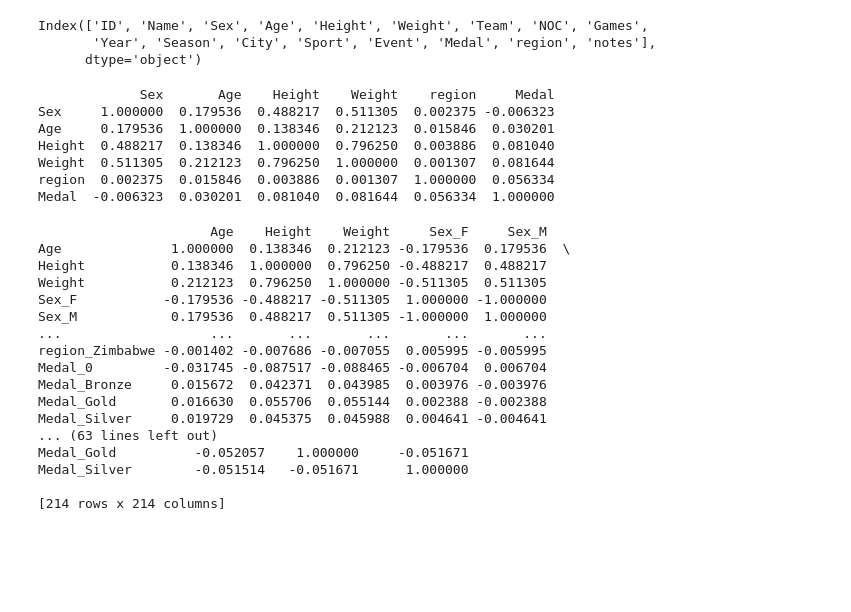
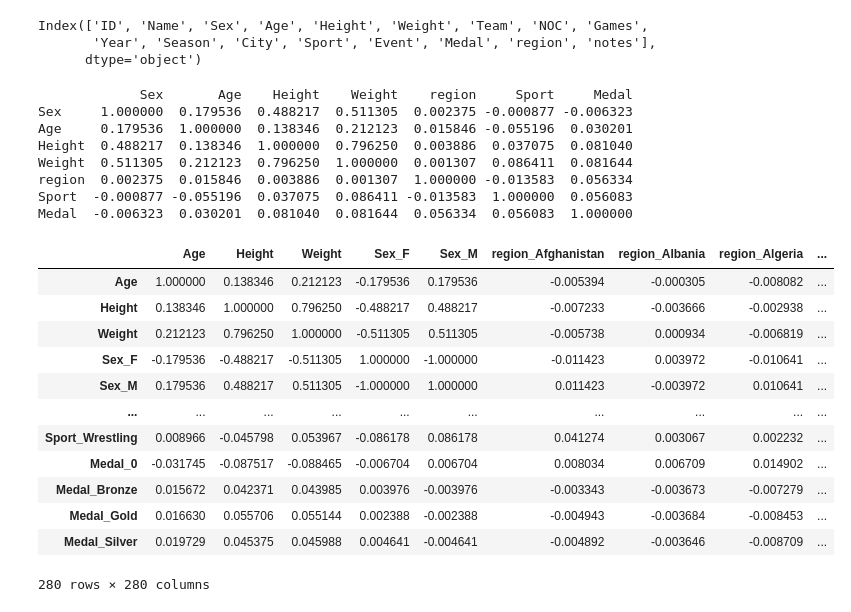
Before and after one commit to Sahil-987/Olympic-Dataset-Analysis, a Jupyter notebook: main.ipynb, the cells around one changed output. Saved outputs shown, nothing was run; the diff lists cells and outputs as text; code cells hidden in the pictures; blank space fills up the shorter version.

Commit message:
add sports in correlation matrix

```diff
--- a/main.ipynb
+++ b/main.ipynb
@@ -768,13 +742,13 @@ Index(['ID', 'Name', 'Sex', 'Age', 'Height', 'Weight', 'Team', 'NOC', 'Games',
 from sklearn.preprocessing import LabelEncoder
 
 # Create a copy of the DataFrame
-df_encoded = df_final[["Sex", "Age", "Height", "Weight", "region", "Medal"]].copy()
+df_encoded = df_final[["Sex", "Age", "Height", "Weight", "region", "Sport","Medal"]].copy()
 
 # Initialize the LabelEncoder
 label_encoder = LabelEncoder()
 
 # Encode non-numerical columns
-non_numerical_columns = ['Sex','region', 'Medal']
+non_numerical_columns = ['Sex','region', 'Sport','Medal']
 for column in non_numerical_columns:
     df_encoded[column] = label_encoder.fit_transform(df_final[column].astype(str))
 
@@ -784,38 +758,35 @@ for column in non_numerical_columns:
 correlation_matrix = df_encoded.corr()
 print(correlation_matrix)
 # %% [output]
-             Sex       Age    Height    Weight    region     Medal
-Sex     1.000000  0.179536  0.488217  0.511305  0.002375 -0.006323
-Age     0.179536  1.000000  0.138346  0.212123  0.015846  0.030201
-Height  0.488217  0.138346  1.000000  0.796250  0.003886  0.081040
-Weight  0.511305  0.212123  0.796250  1.000000  0.001307  0.081644
-region  0.002375  0.015846  0.003886  0.001307  1.000000  0.056334
-Medal  -0.006323  0.030201  0.081040  0.081644  0.056334  1.000000
+             Sex       Age    Height    Weight    region     Sport     Medal
+Sex     1.000000  0.179536  0.488217  0.511305  0.002375 -0.000877 -0.006323
+Age     0.179536  1.000000  0.138346  0.212123  0.015846 -0.055196  0.030201
+Height  0.488217  0.138346  1.000000  0.796250  0.003886  0.037075  0.081040
+Weight  0.511305  0.212123  0.796250  1.000000  0.001307  0.086411  0.081644
+region  0.002375  0.015846  0.003886  0.001307  1.000000 -0.013583  0.056334
+Sport  -0.000877 -0.055196  0.037075  0.086411 -0.013583  1.000000  0.056083
+Medal  -0.006323  0.030201  0.081040  0.081644  0.056334  0.056083  1.000000
 # %%
 ## one-hot encoding (order not matters)
 
 
 # Perform one-hot encoding
-df_encoded = pd.get_dummies(df_final[["Sex", "Age", "Height", "Weight", "region", "Medal"]], columns=['Sex','region', 'Medal'])
+df_encoded = pd.get_dummies(df_final[["Sex", "Age", "Height", "Weight", "region", "Sport","Medal"]], columns=['Sex','region', 'Sport','Medal'])
 
 # Compute the correlation matrix
 correlation_matrix = df_encoded.corr()
-print(correlation_matrix)
+correlation_matrix
 # %% [output]
+|  | Age | Height | Weight | Sex_F | Sex_M | region_Afghanistan | region_Albania | region_Algeria | ... |
+| Age | 1.000000 | 0.138346 | 0.212123 | -0.179536 | 0.179536 | -0.005394 | -0.000305 | -0.008082 | ... |
+| Height | 0.138346 | 1.000000 | 0.796250 | -0.488217 | 0.488217 | -0.007233 | -0.003666 | -0.002938 | ... |
+| Weight | 0.212123 | 0.796250 | 1.000000 | -0.511305 | 0.511305 | -0.005738 | 0.000934 | -0.006819 | ... |
+| Sex_F | -0.179536 | -0.488217 | -0.511305 | 1.000000 | -1.000000 | -0.011423 | 0.003972 | -0.010641 | ... |
+| Sex_M | 0.179536 | 0.488217 | 0.511305 | -1.000000 | 1.000000 | 0.011423 | -0.003972 | 0.010641 | ... |
+| ... | ... | ... | ... | ... | ... | ... | ... | ... | ... |
+| Sport_Wrestling | 0.008966 | -0.045798 | 0.053967 | -0.086178 | 0.086178 | 0.041274 | 0.003067 | 0.002232 | ... |
+| Medal_0 | -0.031745 | -0.087517 | -0.088465 | -0.006704 | 0.006704 | 0.008034 | 0.006709 | 0.014902 | ... |
+| Medal_Bronze | 0.015672 | 0.042371 | 0.043985 | 0.003976 | -0.003976 | -0.003343 | -0.003673 | -0.007279 | ... |
+| Medal_Gold | 0.016630 | 0.055706 | 0.055144 | 0.002388 | -0.002388 | -0.004943 | -0.003684 | -0.008453 | ... |
+| Medal_Silver | 0.019729 | 0.045375 | 0.045988 | 0.004641 | -0.004641 | -0.004892 | -0.003646 | -0.008709 | ... |
-                      Age    Height    Weight     Sex_F     Sex_M
-Age              1.000000  0.138346  0.212123 -0.179536  0.179536  \
-Height           0.138346  1.000000  0.796250 -0.488217  0.488217
-Weight           0.212123  0.796250  1.000000 -0.511305  0.511305
-Sex_F           -0.179536 -0.488217 -0.511305  1.000000 -1.000000
-Sex_M            0.179536  0.488217  0.511305 -1.000000  1.000000
-...                   ...       ...       ...       ...       ...
-region_Zimbabwe -0.001402 -0.007686 -0.007055  0.005995 -0.005995
-Medal_0         -0.031745 -0.087517 -0.088465 -0.006704  0.006704
-Medal_Bronze     0.015672  0.042371  0.043985  0.003976 -0.003976
-Medal_Gold       0.016630  0.055706  0.055144  0.002388 -0.002388
-Medal_Silver     0.019729  0.045375  0.045988  0.004641 -0.004641
-... (63 lines left out)
-Medal_Gold          -0.052057    1.000000     -0.051671
-Medal_Silver        -0.051514   -0.051671      1.000000
-
-[214 rows x 214 columns]
+280 rows × 280 columns
```
Also changed, not shown: parts of 1 cell of this notebook.
